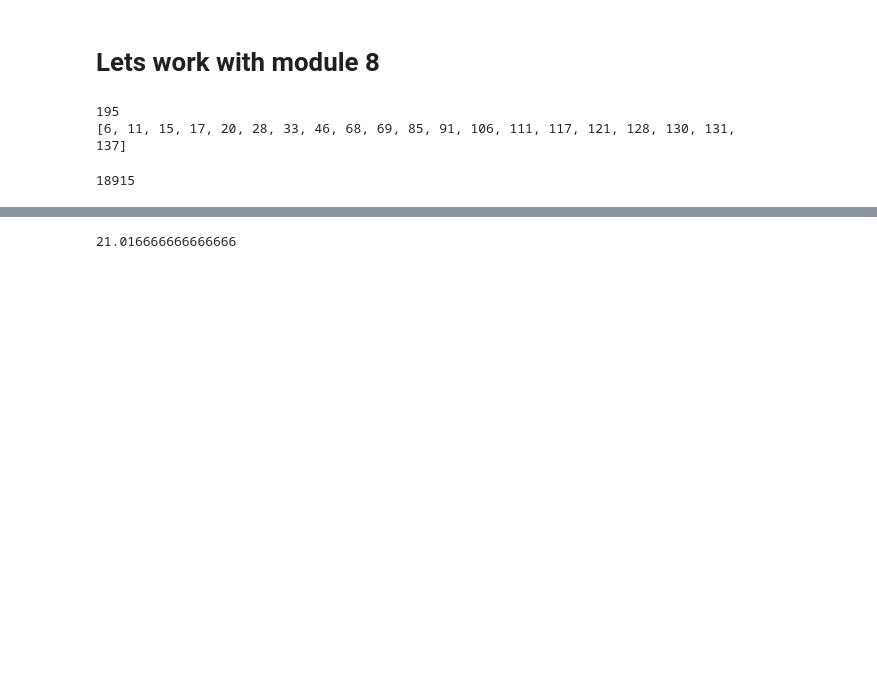
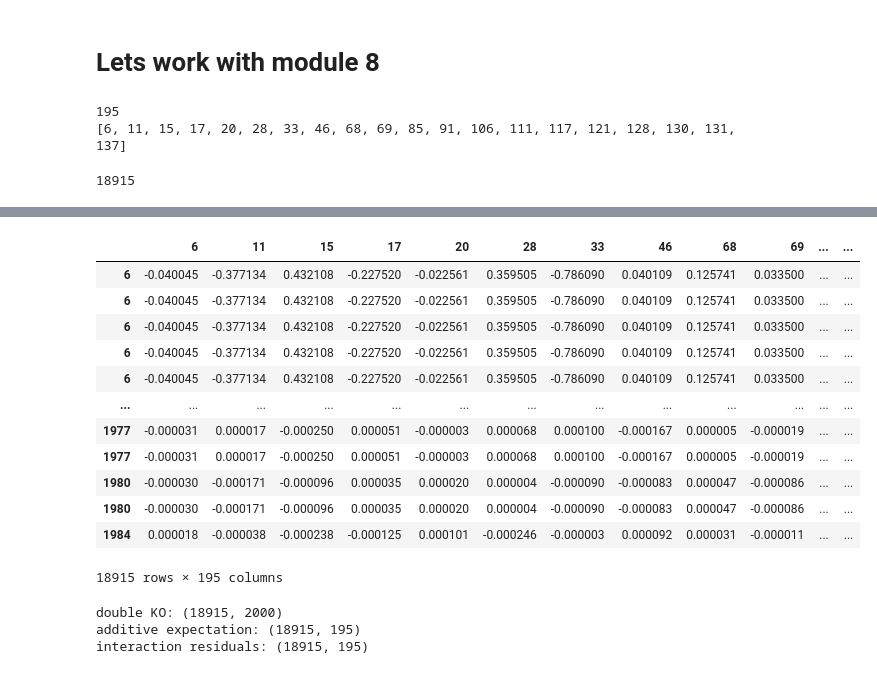
Before and after one commit to JiriBruthans/grn-paper, a Jupyter notebook: GRN#647-MLPV2.ipynb, the cells around one changed output, grey strips where cells are left out. Saved outputs shown, nothing was run; the diff lists cells and outputs as text; code cells hidden in the pictures; blank space fills up the shorter version.

```diff
--- a/GRN#647-MLPV2.ipynb
+++ b/GRN#647-MLPV2.ipynb
@@ -179,4 +45,12 @@ array([1., 1., 1., 1., 1., 1., 1., 1., 1., 1., 1., 1., 1., 1., 1., 1., 1.,
 # %%
-(18915/195)*13 / 60
+# 1. Reconstruct Single KO results
+with np.load("../../../grn_files/module8_GRN#647_single_ko.npz") as data:
+    single_expression = data["expression"]
+    single_logfc = data["logfc"]
+    single_convergence = data["convergence"]
+
+# 2. Reconstruct Double KO results
+with np.load("../../../grn_files/module8_GRN#647_double_ko.npz") as data:
+    double_expression = data["expression"]
+    double_logfc = data["logfc"]
+    double_convergence = data["convergence"]
-# %% [output]
-21.016666666666666
@@ -202,0 +65,31 @@ class PerturbationMLP(nn.Module):
+# %%
+single_a
+# %% [output]
+|  | 6 | 11 | 15 | 17 | 20 | 28 | 33 | 46 | 68 | 69 | ... | ... |
+| 6 | -0.040045 | -0.377134 | 0.432108 | -0.227520 | -0.022561 | 0.359505 | -0.786090 | 0.040109 | 0.125741 | 0.033500 | ... | ... |
+| 6 | -0.040045 | -0.377134 | 0.432108 | -0.227520 | -0.022561 | 0.359505 | -0.786090 | 0.040109 | 0.125741 | 0.033500 | ... | ... |
+| 6 | -0.040045 | -0.377134 | 0.432108 | -0.227520 | -0.022561 | 0.359505 | -0.786090 | 0.040109 | 0.125741 | 0.033500 | ... | ... |
+| 6 | -0.040045 | -0.377134 | 0.432108 | -0.227520 | -0.022561 | 0.359505 | -0.786090 | 0.040109 | 0.125741 | 0.033500 | ... | ... |
+| 6 | -0.040045 | -0.377134 | 0.432108 | -0.227520 | -0.022561 | 0.359505 | -0.786090 | 0.040109 | 0.125741 | 0.033500 | ... | ... |
+| ... | ... | ... | ... | ... | ... | ... | ... | ... | ... | ... | ... | ... |
+| 1977 | -0.000031 | 0.000017 | -0.000250 | 0.000051 | -0.000003 | 0.000068 | 0.000100 | -0.000167 | 0.000005 | -0.000019 | ... | ... |
+| 1977 | -0.000031 | 0.000017 | -0.000250 | 0.000051 | -0.000003 | 0.000068 | 0.000100 | -0.000167 | 0.000005 | -0.000019 | ... | ... |
+| 1980 | -0.000030 | -0.000171 | -0.000096 | 0.000035 | 0.000020 | 0.000004 | -0.000090 | -0.000083 | 0.000047 | -0.000086 | ... | ... |
+| 1980 | -0.000030 | -0.000171 | -0.000096 | 0.000035 | 0.000020 | 0.000004 | -0.000090 | -0.000083 | 0.000047 | -0.000086 | ... | ... |
+| 1984 | 0.000018 | -0.000038 | -0.000238 | -0.000125 | 0.000101 | -0.000246 | -0.000003 | 0.000092 | 0.000031 | -0.000011 | ... | ... |
+18915 rows × 195 columns
+# %%
+single_a = single_logfc.loc[arr_all_pairs_module[:, 0], genes_in_module]
+single_b = single_logfc.loc[arr_all_pairs_module[:, 1], genes_in_module]
+
+expected_additive = single_a.values + single_b.values
+
+interaction_residuals = double_logfc[:, genes_in_module] - expected_additive
+
+print("double KO:", double_logfc.shape)
+print("additive expectation:", expected_additive.shape)
+print("interaction residuals:", interaction_residuals.shape)
+# %% [output]
+double KO: (18915, 2000)
+additive expectation: (18915, 195)
+interaction residuals: (18915, 195)
```
Also changed, not shown: parts of 10 cells of this notebook.
